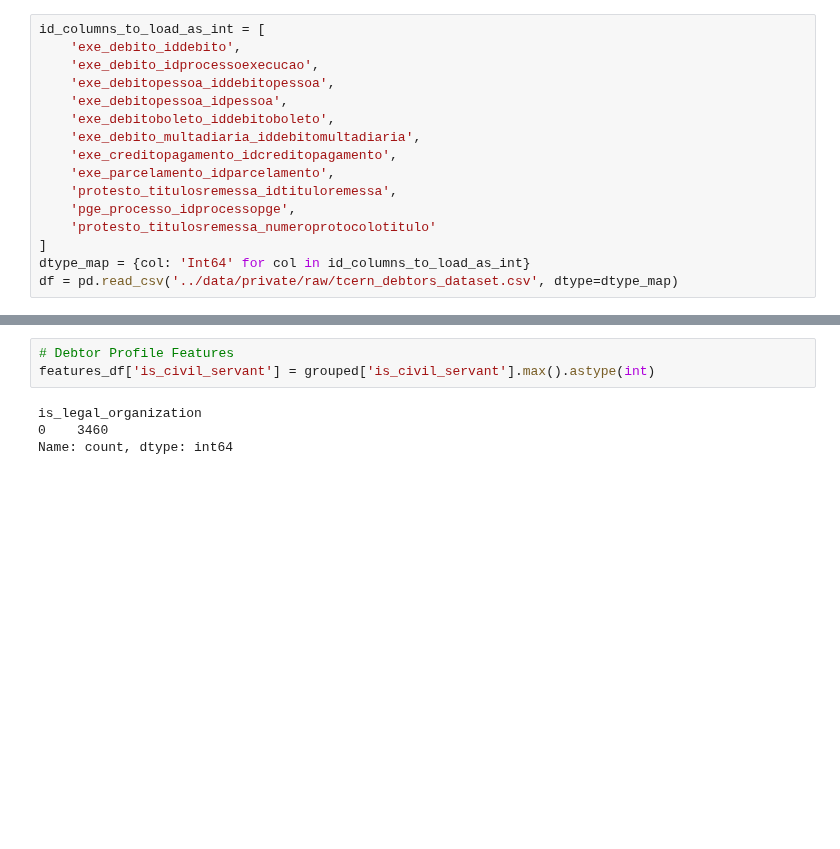
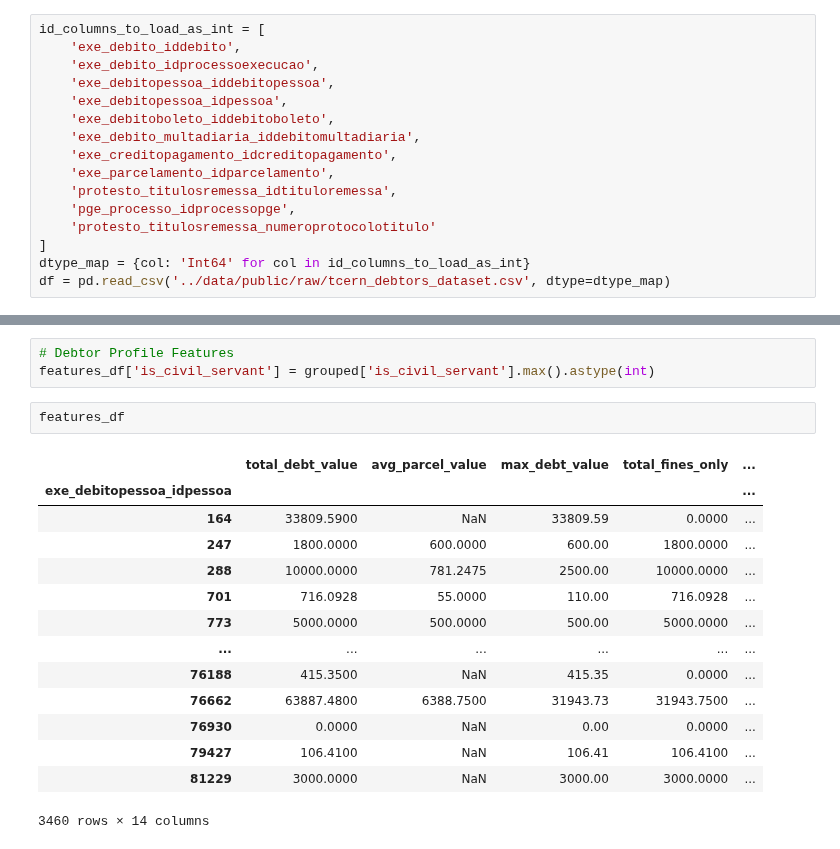
Before and after one commit to eduardoplima/tce-debtor-clustering, a Jupyter notebook: notebooks/dataset_creation.ipynb, the cells around one changed output, grey strips where cells are left out. Drawn from its saved outputs; the diff is of its cells as text; blank space fills up the shorter version.

Commit message:
Features dataset created and clustering analysis started

```diff
--- a/notebooks/dataset_creation.ipynb
+++ b/notebooks/dataset_creation.ipynb
@@ -269,7 +301,7 @@ id_columns_to_load_as_int = [
     'protesto_titulosremessa_numeroprotocolotitulo'
 ]
 dtype_map = {col: 'Int64' for col in id_columns_to_load_as_int}
-df = pd.read_csv('../data/private/raw/tcern_debtors_dataset.csv', dtype=dtype_map)
+df = pd.read_csv('../data/public/raw/tcern_debtors_dataset.csv', dtype=dtype_map)
 # %%
 len(df)
 # %% [output]
@@ -398,7 +424,19 @@ Index(['exe_debito_iddebito', 'exe_debito_idprocessoexecucao',
 # Debtor Profile Features
 features_df['is_civil_servant'] = grouped['is_civil_servant'].max().astype(int)
 # %%
+features_df
 # %% [output]
+|  | total_debt_value | avg_parcel_value | max_debt_value | total_fines_only | ... |
+| exe_debitopessoa_idpessoa |  |  |  |  | ... |
+| 164 | 33809.5900 | NaN | 33809.59 | 0.0000 | ... |
+| 247 | 1800.0000 | 600.0000 | 600.00 | 1800.0000 | ... |
+| 288 | 10000.0000 | 781.2475 | 2500.00 | 10000.0000 | ... |
+| 701 | 716.0928 | 55.0000 | 110.00 | 716.0928 | ... |
+| 773 | 5000.0000 | 500.0000 | 500.00 | 5000.0000 | ... |
+| ... | ... | ... | ... | ... | ... |
+| 76188 | 415.3500 | NaN | 415.35 | 0.0000 | ... |
+| 76662 | 63887.4800 | 6388.7500 | 31943.73 | 31943.7500 | ... |
+| 76930 | 0.0000 | NaN | 0.00 | 0.0000 | ... |
+| 79427 | 106.4100 | NaN | 106.41 | 106.4100 | ... |
+| 81229 | 3000.0000 | NaN | 3000.00 | 3000.0000 | ... |
-is_legal_organization
-0    3460
-Name: count, dtype: int64
+3460 rows × 14 columns
```
Also changed, not shown: parts of 6 cells of this notebook, 3 other files.
